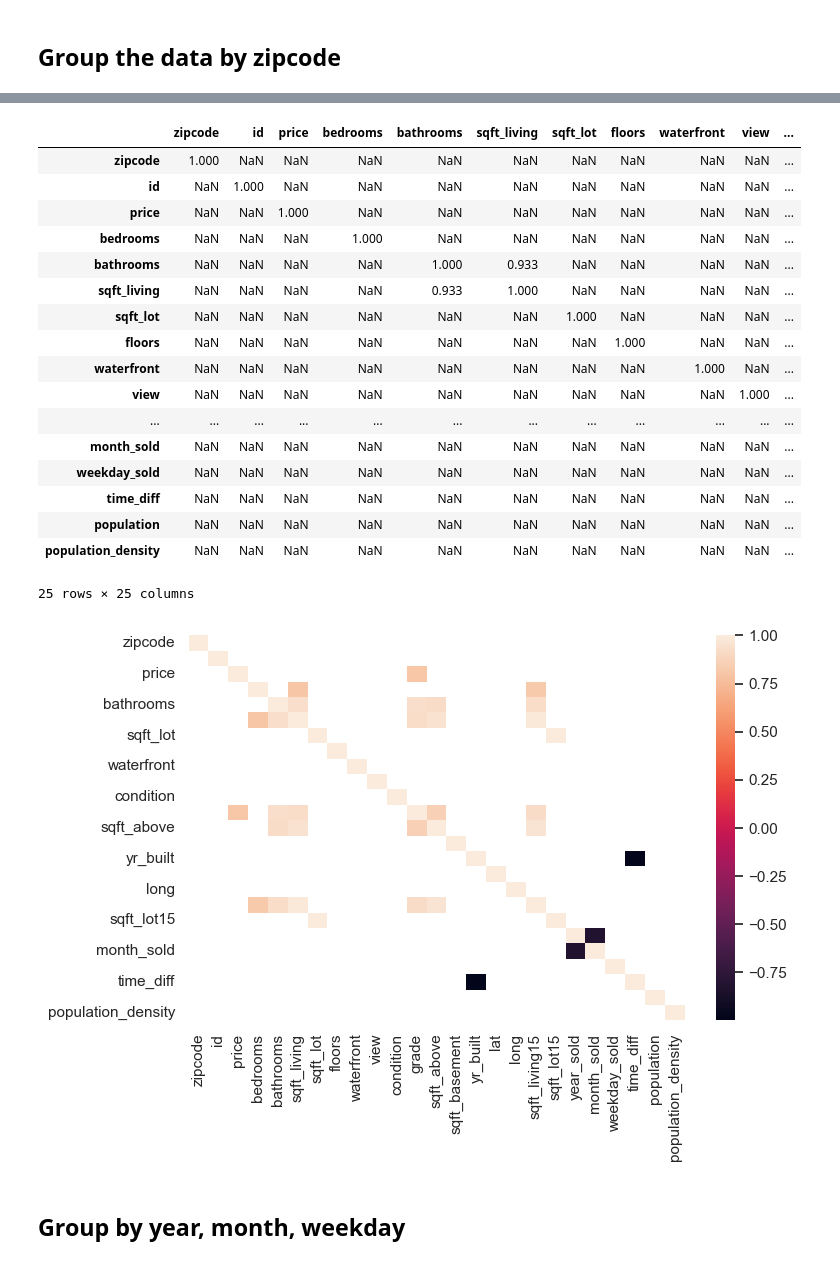
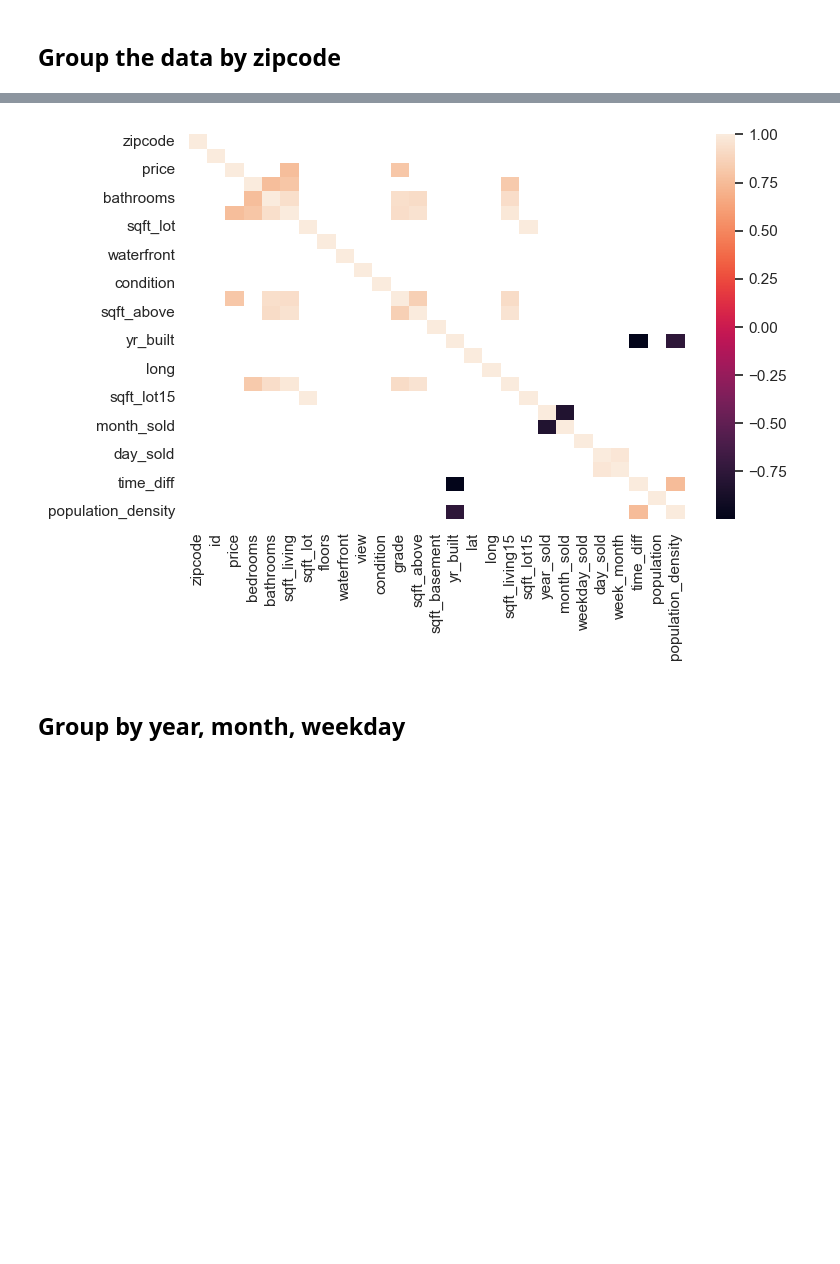
Before and after one commit to loukra/King_County_Housing_EDA, a Jupyter notebook: EDA.ipynb, the cells around one changed output, grey strips where cells are left out. Cells and saved outputs as stored; diff of their text form; code cells hidden in the pictures; blank space fills up the shorter version.

```diff
--- a/EDA.ipynb
+++ b/EDA.ipynb
@@ -182,11 +178,0 @@ dtype: float64
-# %%
-# replacing NaNs of sqft_basement with sqft_living - sqft_above
-df.sqft_basement = df.sqft_basement.fillna(df.sqft_living - df.sqft_above)
-
-#have a look at the map with houses with missing values in "waterfront"
-fig, ax = plt.subplots()
-df_water_nan = df[df.waterfront.isna()]
-zip_shape_df[zip_shape_df.ZIP.isin(df_water_nan.zipcode)].plot(ax=ax, color='None', edgecolor='black', alpha=0.2)
-ax.plot(df_water_nan.long,df_water_nan.lat,'x',markersize=8,color='red')
-ax.set_xlim(-122.4,-122)
-ax.set_ylim(47.2,47.6)
@@ -227,5 +209,6 @@ df.drop('waterfront_nearest',axis=1,inplace = True)
 df['year_sold'] = df.date.dt.year
 df['month_sold'] = df.date.dt.month
 df['weekday_sold'] = df.date.dt.weekday
+df['day_sold'] = df.date.dt.day
+df['week_month'] = df['day_sold'].apply(lambda d: (d-1) // 7 + 1)
 df['time_diff'] = df['year_sold'] - df['yr_built']
-df
@@ -339,30 +293,11 @@ df_zip
 # %%
 
 #sns.jointplot(ax=ax,data=df_zip,x='population',y='price', kind="kde")
 sns.set(style="white")
-g= sns.heatmap(df_zip.corr()[np.abs(df_zip.corr()) > 0.80])
+g= sns.heatmap(df_zip.corr()[np.abs(df_zip.corr()) > 0.75])
 cr = df_zip.corr()
-cr = cr[np.abs(cr) > 0.85]
-cr
+cr = cr[np.abs(cr) > 0.75]
 # %% [output]
-|  | zipcode | id | price | bedrooms | bathrooms | sqft_living | sqft_lot | floors | waterfront | view | ... |
-| zipcode | 1.000 | NaN | NaN | NaN | NaN | NaN | NaN | NaN | NaN | NaN | ... |
-| id | NaN | 1.000 | NaN | NaN | NaN | NaN | NaN | NaN | NaN | NaN | ... |
-| price | NaN | NaN | 1.000 | NaN | NaN | NaN | NaN | NaN | NaN | NaN | ... |
-| bedrooms | NaN | NaN | NaN | 1.000 | NaN | NaN | NaN | NaN | NaN | NaN | ... |
-| bathrooms | NaN | NaN | NaN | NaN | 1.000 | 0.933 | NaN | NaN | NaN | NaN | ... |
-| sqft_living | NaN | NaN | NaN | NaN | 0.933 | 1.000 | NaN | NaN | NaN | NaN | ... |
-| sqft_lot | NaN | NaN | NaN | NaN | NaN | NaN | 1.000 | NaN | NaN | NaN | ... |
-| floors | NaN | NaN | NaN | NaN | NaN | NaN | NaN | 1.000 | NaN | NaN | ... |
-| waterfront | NaN | NaN | NaN | NaN | NaN | NaN | NaN | NaN | 1.000 | NaN | ... |
-| view | NaN | NaN | NaN | NaN | NaN | NaN | NaN | NaN | NaN | 1.000 | ... |
-| ... | ... | ... | ... | ... | ... | ... | ... | ... | ... | ... | ... |
-| month_sold | NaN | NaN | NaN | NaN | NaN | NaN | NaN | NaN | NaN | NaN | ... |
-| weekday_sold | NaN | NaN | NaN | NaN | NaN | NaN | NaN | NaN | NaN | NaN | ... |
-| time_diff | NaN | NaN | NaN | NaN | NaN | NaN | NaN | NaN | NaN | NaN | ... |
-| population | NaN | NaN | NaN | NaN | NaN | NaN | NaN | NaN | NaN | NaN | ... |
-| population_density | NaN | NaN | NaN | NaN | NaN | NaN | NaN | NaN | NaN | NaN | ... |
-25 rows × 25 columns
-[figure, old version]
+[figure, new version]
 # %% [markdown]
 ## Group by year, month, weekday
```
Also changed, not shown: parts of 23 cells of this notebook.
